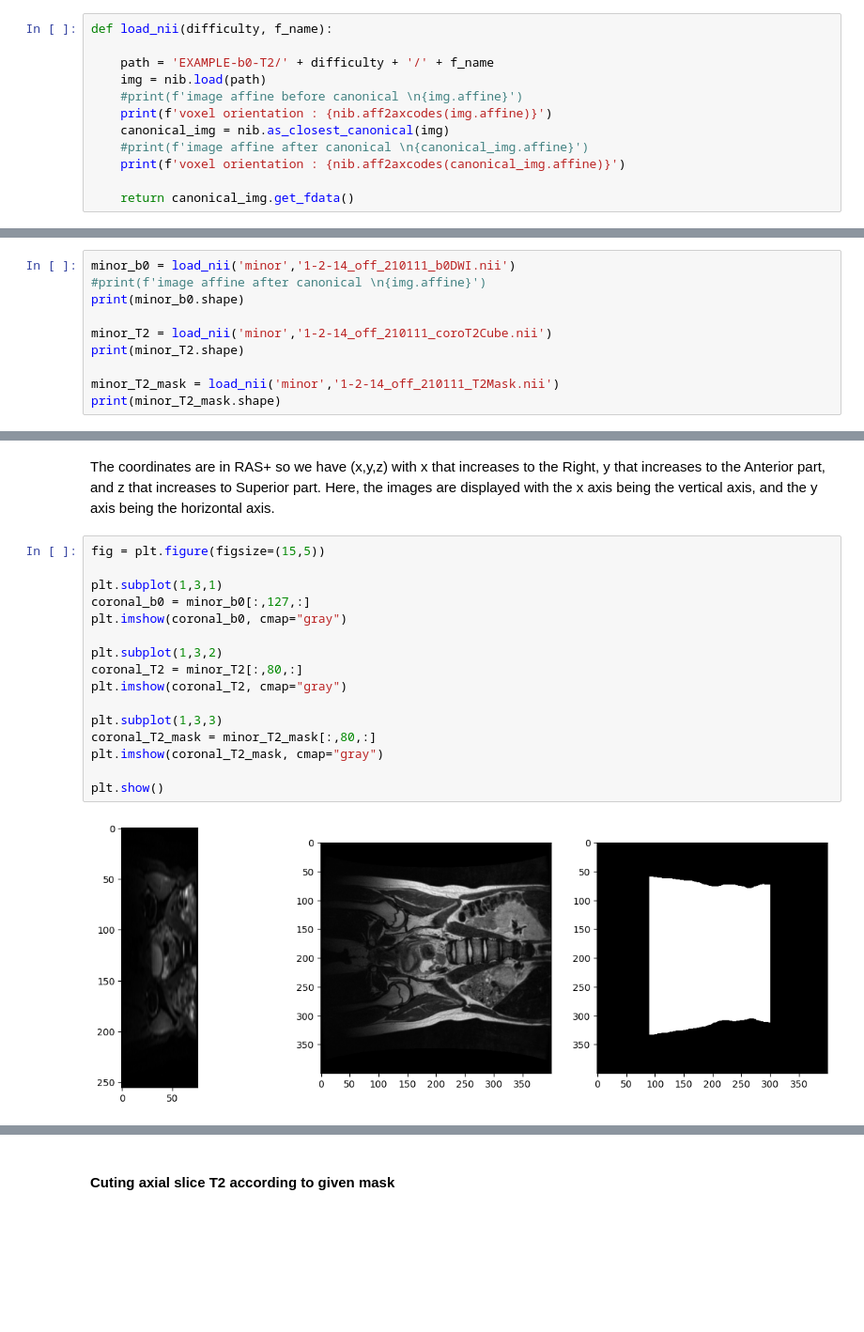
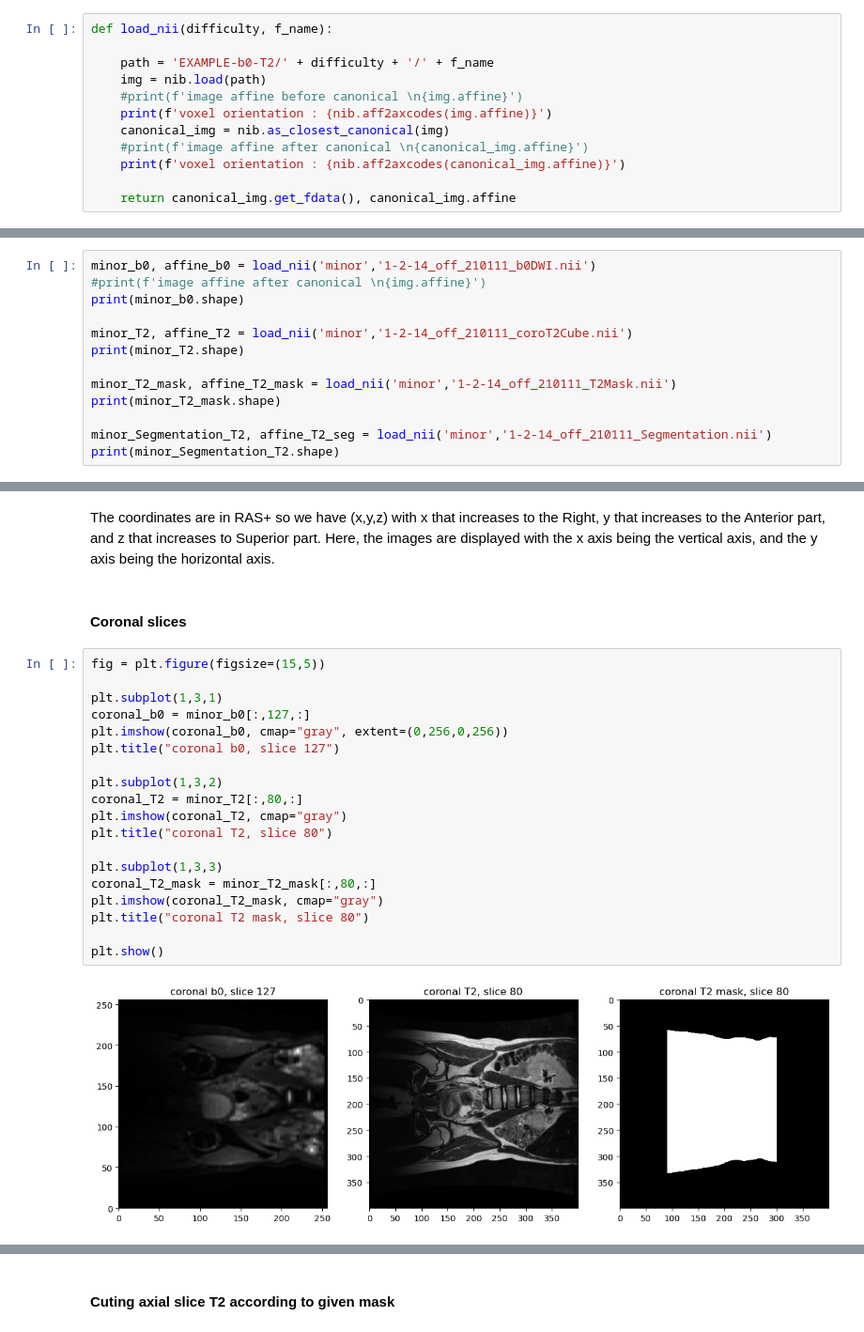
Before and after one commit to CharlineCuraut/Registration_IRM_T2_DWI_b0, a Jupyter notebook: registration_IRM_T2_DWI_b0.ipynb, the cells around one changed output, grey strips where cells are left out. Shown at 94% size. Drawn from its saved outputs; the diff is of its cells as text; blank space fills up the shorter version.

```diff
--- a/registration_IRM_T2_DWI_b0.ipynb
+++ b/registration_IRM_T2_DWI_b0.ipynb
@@ -20,5 +23,5 @@ def load_nii(difficulty, f_name):
     #print(f'image affine after canonical \n{canonical_img.affine}')
     print(f'voxel orientation : {nib.aff2axcodes(canonical_img.affine)}')
 
-    return canonical_img.get_fdata()
+    return canonical_img.get_fdata(), canonical_img.affine
 # %% [markdown]
@@ -26,15 +29,18 @@ def load_nii(difficulty, f_name):
 # %% [markdown]
 Let's first put the images along the same voxel orientation.
 # %%
-minor_b0 = load_nii('minor','1-2-14_off_210111_b0DWI.nii')
+minor_b0, affine_b0 = load_nii('minor','1-2-14_off_210111_b0DWI.nii')
 #print(f'image affine after canonical \n{img.affine}')
 print(minor_b0.shape)
 
-minor_T2 = load_nii('minor','1-2-14_off_210111_coroT2Cube.nii')
+minor_T2, affine_T2 = load_nii('minor','1-2-14_off_210111_coroT2Cube.nii')
 print(minor_T2.shape)
 
-minor_T2_mask = load_nii('minor','1-2-14_off_210111_T2Mask.nii')
+minor_T2_mask, affine_T2_mask = load_nii('minor','1-2-14_off_210111_T2Mask.nii')
 print(minor_T2_mask.shape)
+
+minor_Segmentation_T2, affine_T2_seg = load_nii('minor','1-2-14_off_210111_Segmentation.nii')
+print(minor_Segmentation_T2.shape)
 # %% [output]
 voxel orientation : ('L', 'A', 'S')
 voxel orientation : ('R', 'A', 'S')
@@ -73,21 +104,26 @@ plt.show()
 [figure]
 # %% [markdown]
 The coordinates are in RAS+ so we have (x,y,z) with x that increases to the Right, y that increases to the Anterior part, and z that increases to Superior part. Here, the images are displayed with the x axis being the vertical axis, and the y axis being the horizontal axis.
+# %% [markdown]
+#### Coronal slices
 # %%
 fig = plt.figure(figsize=(15,5))
 
 plt.subplot(1,3,1)
 coronal_b0 = minor_b0[:,127,:]
-plt.imshow(coronal_b0, cmap="gray")
+plt.imshow(coronal_b0, cmap="gray", extent=(0,256,0,256))
+plt.title("coronal b0, slice 127")
 
 plt.subplot(1,3,2)
 coronal_T2 = minor_T2[:,80,:]
 plt.imshow(coronal_T2, cmap="gray")
+plt.title("coronal T2, slice 80")
 
 plt.subplot(1,3,3)
 coronal_T2_mask = minor_T2_mask[:,80,:]
 plt.imshow(coronal_T2_mask, cmap="gray")
+plt.title("coronal T2 mask, slice 80")
 
 plt.show()
 # %% [output]
-[figure, old version]
+[figure, new version]
```
Also changed, not shown: parts of 28 cells of this notebook.
